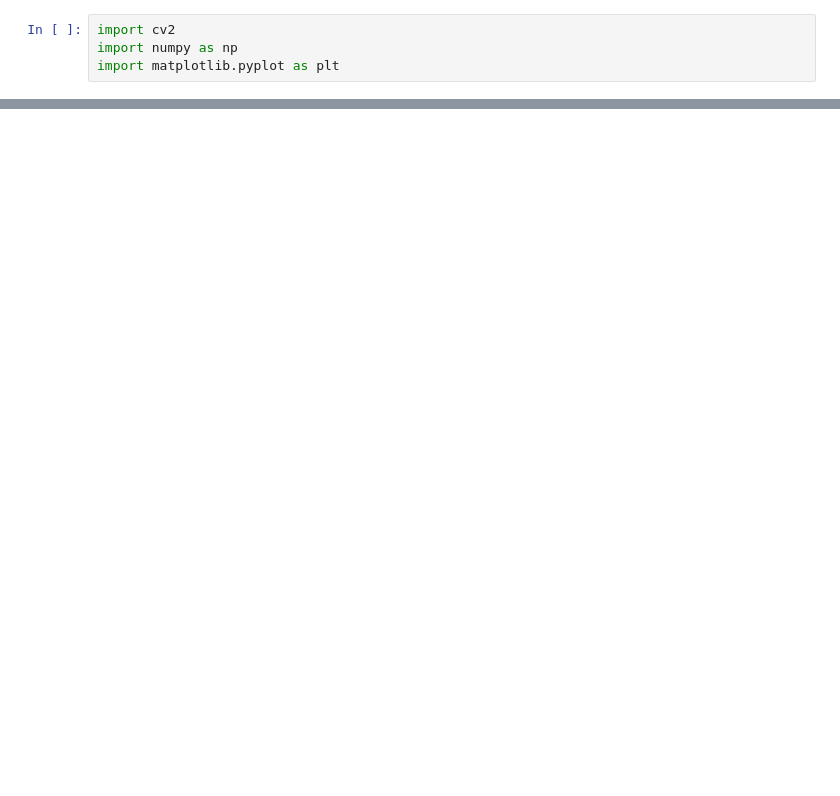
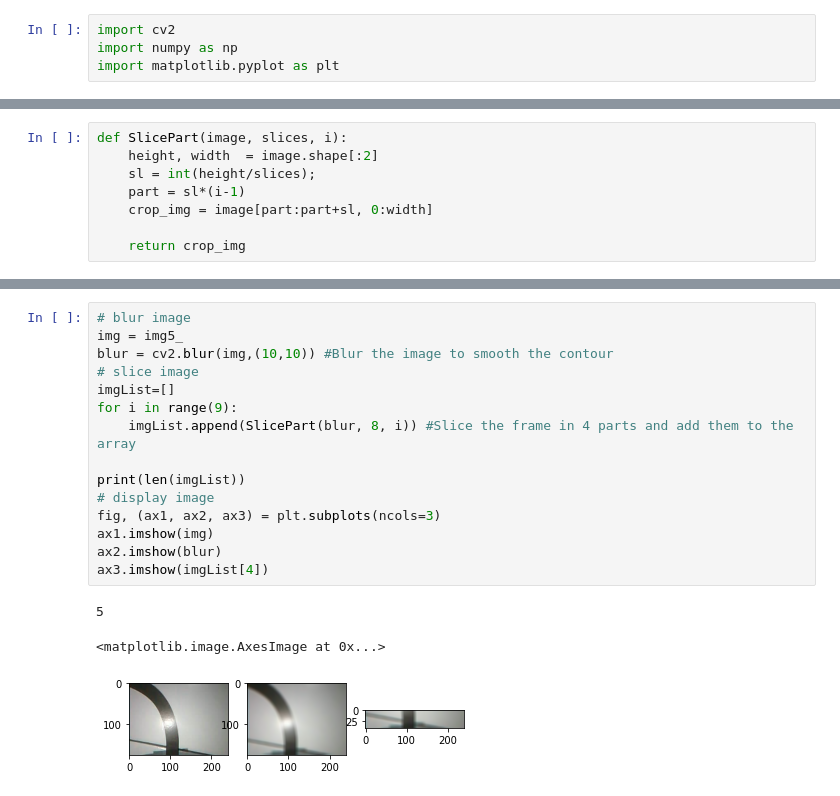
Before and after one commit to ruhyadi/Line-Follower, a Jupyter notebook: threshold.ipynb, the cells around one changed output, grey strips where cells are left out. Drawn from its saved outputs; the diff is of its cells as text; blank space fills up the shorter version.

```diff
--- a/threshold.ipynb
+++ b/threshold.ipynb
@@ -56,0 +139,8 @@ plt.show()
+# %%
+def SlicePart(image, slices, i):
+	height, width  = image.shape[:2]
+	sl = int(height/slices);
+	part = sl*(i-1)
+	crop_img = image[part:part+sl, 0:width]
+
+	return crop_img
@@ -56,0 +159,19 @@ plt.show()
+# %%
+# blur image
+img = img5_
+blur = cv2.blur(img,(10,10)) #Blur the image to smooth the contour
+# slice image
+imgList=[]
+for i in range(9):
+    imgList.append(SlicePart(blur, 8, i)) #Slice the frame in 4 parts and add them to the array
+
+print(len(imgList))
+# display image
+fig, (ax1, ax2, ax3) = plt.subplots(ncols=3)
+ax1.imshow(img)
+ax2.imshow(blur)
+ax3.imshow(imgList[4])
+# %% [output]
+5
+<matplotlib.image.AxesImage at 0x...>
+[figure, added]
```
Also changed, not shown: parts of 17 cells of this notebook, 7 other files.
